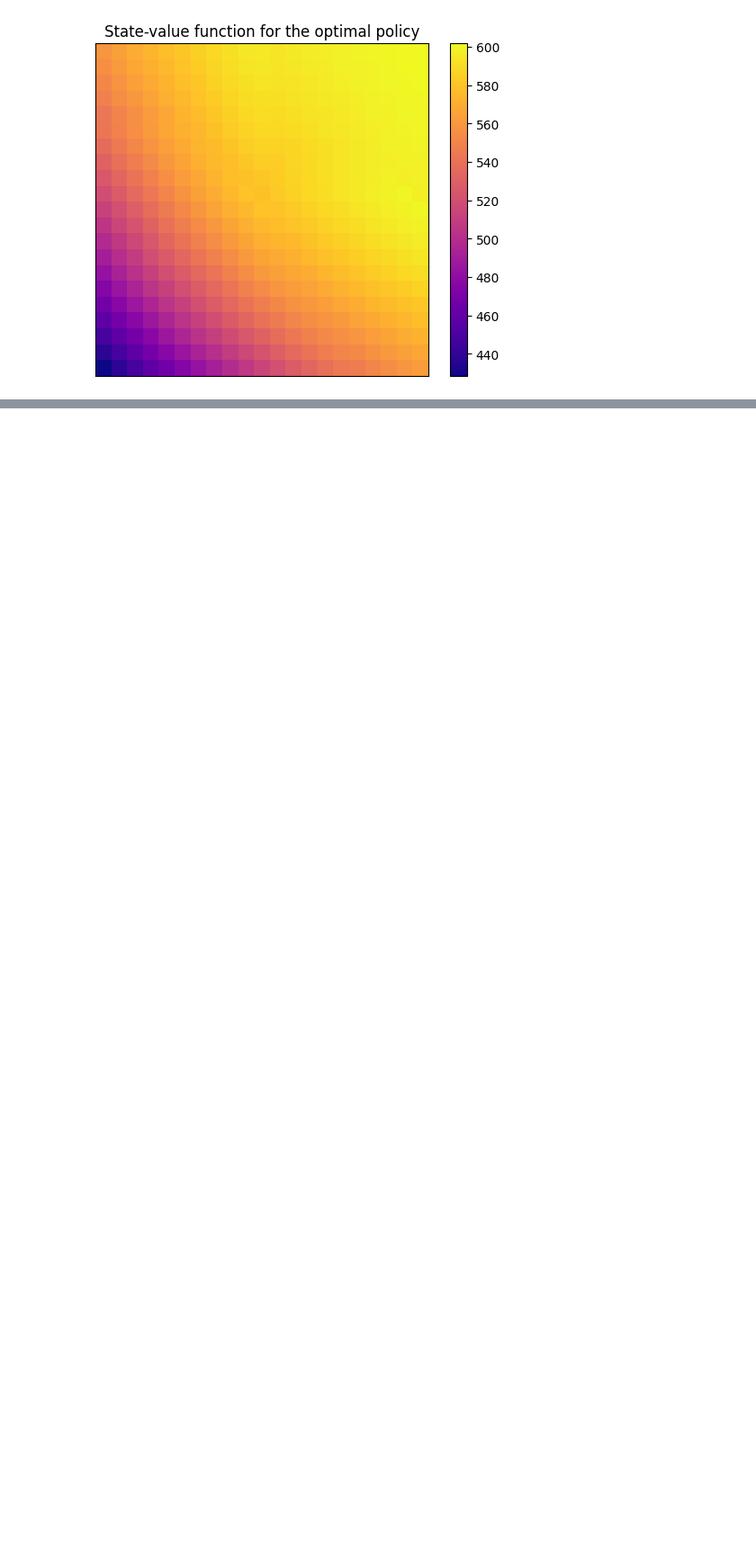
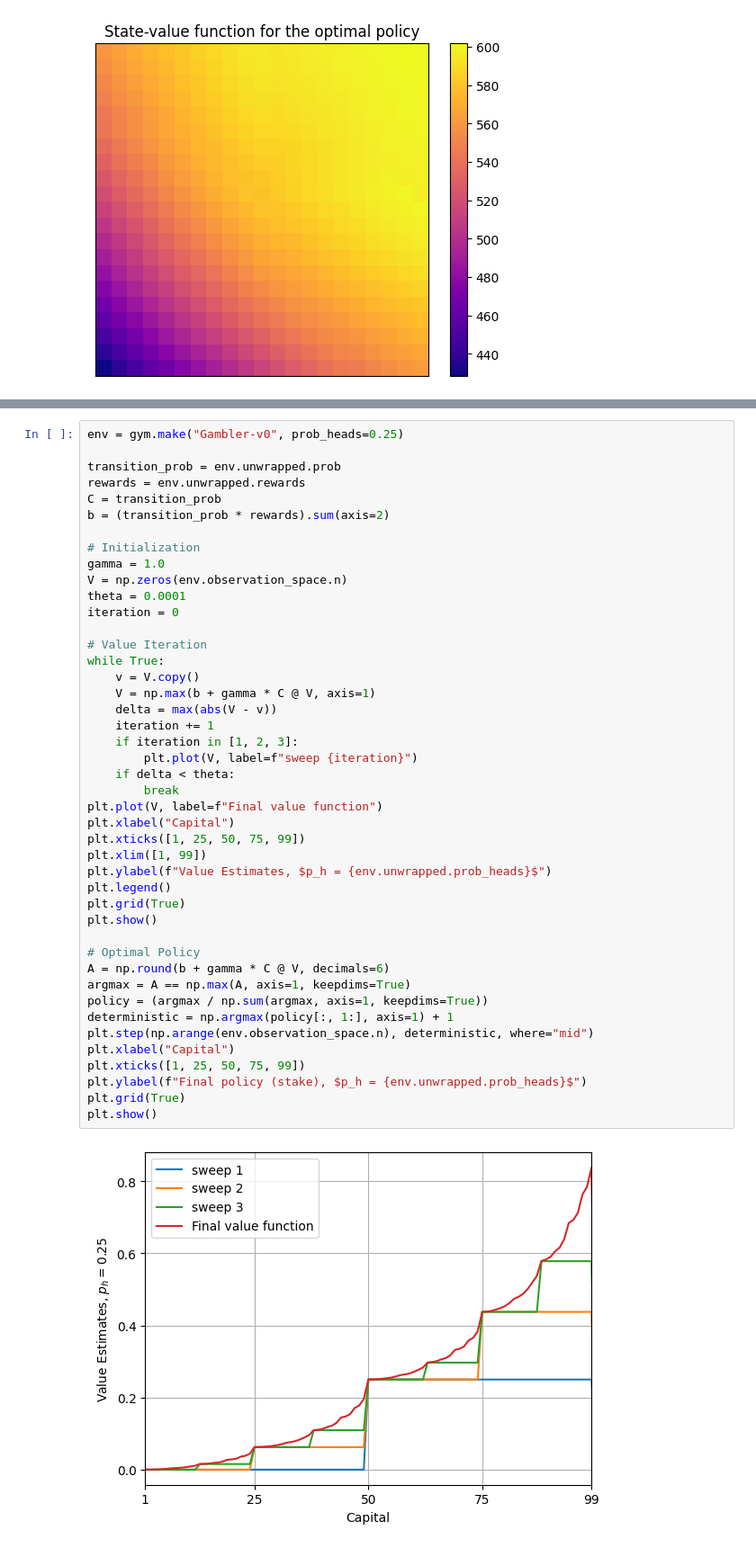
Before and after one commit to itsdaveba/rl-intro, a Jupyter notebook: chapter04/chapter04.ipynb, the cells around one changed output, grey strips where cells are left out. Shown at 90% size. Saved outputs shown, nothing was run; the diff lists cells and outputs as text; blank space fills up the shorter version.

Commit message:
gambler problem

```diff
--- a/chapter04/chapter04.ipynb
+++ b/chapter04/chapter04.ipynb
@@ -356,0 +436,46 @@ Implement value iteration for the gambler’s problem and solve it for ph = 0.25
+# %%
+env = gym.make("Gambler-v0", prob_heads=0.25)
+
+transition_prob = env.unwrapped.prob
+rewards = env.unwrapped.rewards
+C = transition_prob
+b = (transition_prob * rewards).sum(axis=2)
+
+# Initialization
+gamma = 1.0
+V = np.zeros(env.observation_space.n)
+theta = 0.0001
+iteration = 0
+
+# Value Iteration
+while True:
+    v = V.copy()
+    V = np.max(b + gamma * C @ V, axis=1)
+    delta = max(abs(V - v))
+    iteration += 1
+    if iteration in [1, 2, 3]:
+        plt.plot(V, label=f"sweep {iteration}")
+    if delta < theta:
+        break
+plt.plot(V, label=f"Final value function")
+plt.xlabel("Capital")
+plt.xticks([1, 25, 50, 75, 99])
+plt.xlim([1, 99])
+plt.ylabel(f"Value Estimates, $p_h = {env.unwrapped.prob_heads}$")
+plt.legend()
+plt.grid(True)
+plt.show()
+
+# Optimal Policy
+A = np.round(b + gamma * C @ V, decimals=6)
+argmax = A == np.max(A, axis=1, keepdims=True)
+policy = (argmax / np.sum(argmax, axis=1, keepdims=True))
+deterministic = np.argmax(policy[:, 1:], axis=1) + 1
+plt.step(np.arange(env.observation_space.n), deterministic, where="mid")
+plt.xlabel("Capital")
+plt.xticks([1, 25, 50, 75, 99])
+plt.ylabel(f"Final policy (stake), $p_h = {env.unwrapped.prob_heads}$")
+plt.grid(True)
+plt.show()
+# %% [output]
+[figure, added]
```
Also changed, not shown: parts of 14 cells of this notebook, 1 other file.
